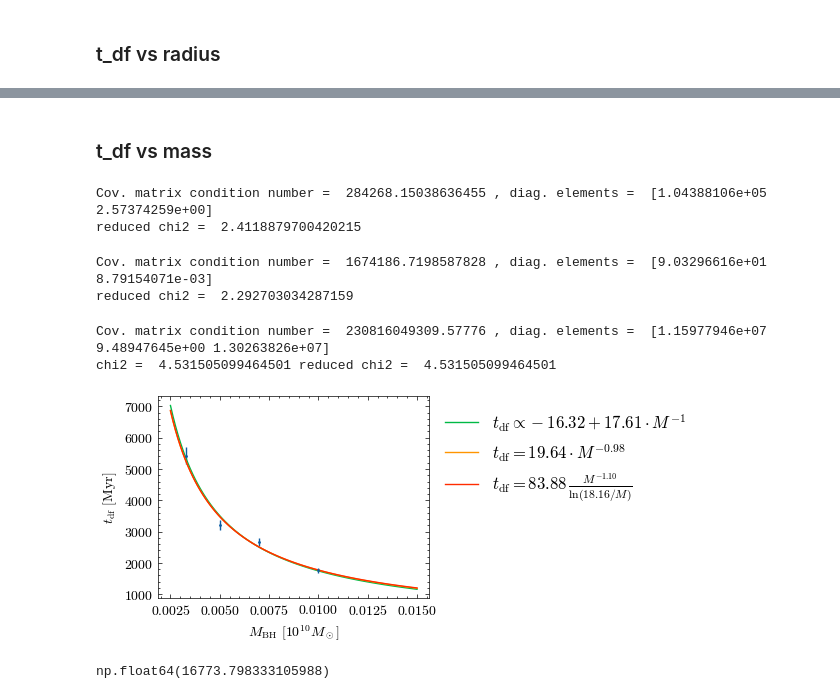
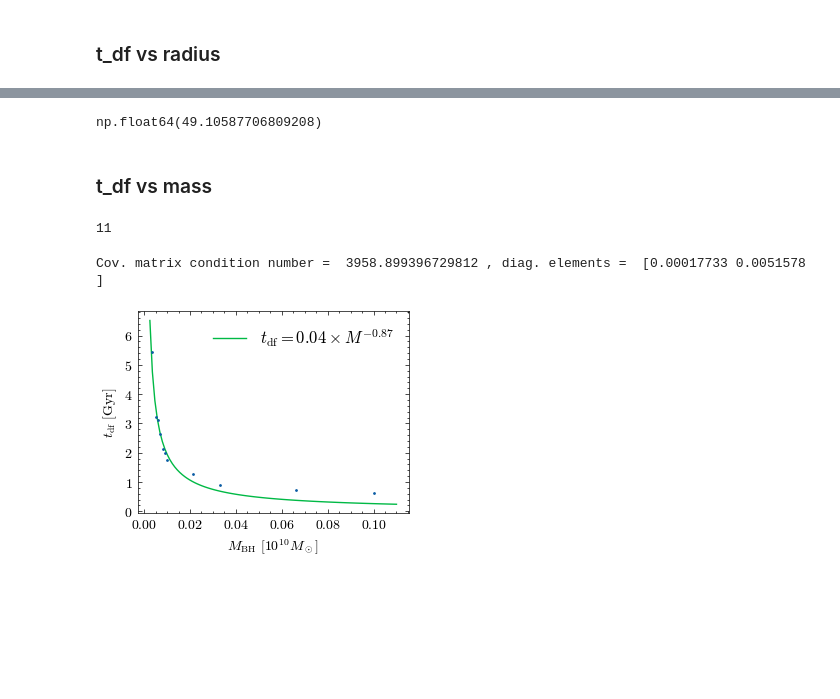
Before and after one commit to lisam10/stellar_systems_dynamics2024, a Jupyter notebook: final_exercise/M_r_fit.ipynb, the cells around one changed output, grey strips where cells are left out. Saved outputs shown, nothing was run; the diff lists cells and outputs as text; code cells hidden in the pictures; blank space fills up the shorter version.

```diff
--- a/final_exercise/M_r_fit.ipynb
+++ b/final_exercise/M_r_fit.ipynb
@@ -36,2 +41,6 @@ M = np.array([0.0033, 0.005, 0.007, 0.01])#, 0.0215])#, 0.033])#, 0.066, 0.1])
+# %%
+def t_fit (x, A, B):
+    y = A*x**B
+    return y
 # %% [markdown]
 ### t_df vs radius
@@ -64,2 +103,6 @@ plt.show()
+# %%
+residuals_7[0]
+# %% [output]
+np.float64(49.10587706809208)
 # %% [markdown]
 ### t_df vs mass
@@ -74,59 +109,24 @@ def lambda_M_fit(x, A, B, L):
-# %%
-M_par, M_cov = curve_fit(t_M_fit, M, t_M)
-
-M_A, M_B = M_par
-print('Cov. matrix condition number = ', np.linalg.cond(M_cov), ', diag. elements = ', np.diag(M_cov))
-
-chi2 = np.sum((t_M-t_M_fit(M,M_A,M_B))**2/t_M_err**2)
-dof = len(M) - 2
-chi2_r = chi2 / dof
-print('reduced chi2 = ', chi2_r)
-# %% [output]
-Cov. matrix condition number =  284268.15038636455 , diag. elements =  [1.04388106e+05 2.57374259e+00]
-reduced chi2 =  2.4118879700420215
+# %%
+max = len(M)
+max
+# %% [output]
+11
 # %%
-M_par_1, M_cov_1 = curve_fit(t_r_fit, M, t_M, sigma = t_M_err)
+M_par, M_cov = curve_fit(t_fit, M[:max], t_M[:max])
 
-M_A_1, M_B_1 = M_par_1
-print('Cov. matrix condition number = ', np.linalg.cond(M_cov_1), ', diag. elements = ', np.diag(M_cov_1))
-
-chi2 = np.sum((t_M-t_r_fit(M,M_A_1,M_B_1))**2/t_M_err**2)
-dof = len(M) - 2
-chi2_r = chi2 / dof
-print('reduced chi2 = ', chi2_r)
+M_A, M_B = M_par
+print('Cov. matrix condition number = ', np.linalg.cond(M_cov), ', diag. elements = ', np.diag(M_cov))
 # %% [output]
-Cov. matrix condition number =  1674186.7198587828 , diag. elements =  [9.03296616e+01 8.79154071e-03]
-reduced chi2 =  2.292703034287159
+Cov. matrix condition number =  3958.899396729812 , diag. elements =  [0.00017733 0.0051578 ]
-# %%
-lower_bounds = [-np.inf, -1.1, -np.inf]
-upper_bounds = [np.inf, -0.9, np.inf]
-M_par_2, M_cov_2 = curve_fit(lambda_M_fit, M, t_M, bounds = (lower_bounds, upper_bounds), sigma = t_M_err)
-
-M_A_2, M_B_2, M_L_2 = M_par_2
-print('Cov. matrix condition number = ', np.linalg.cond(M_cov_2), ', diag. elements = ', np.diag(M_cov_2))
-
-chi2 = np.sum((t_M-lambda_M_fit(M,M_A_2,M_B_2, M_L_2))**2/t_M_err**2)
-dof = len(M) - 3
-chi2_r = chi2 / dof
-print('chi2 = ', chi2, 'reduced chi2 = ', chi2_r)
-# %% [output]
-Cov. matrix condition number =  230816049309.57776 , diag. elements =  [1.15977946e+07 9.48947645e+00 1.30263826e+07]
-chi2 =  4.531505099464501 reduced chi2 =  4.531505099464501
 # %%
-xx = np.linspace(0.0025, 0.015, 100)
+xx = np.linspace(0.0025, 0.11, 100)
 
-plt.errorbar(M, t_M, yerr = t_M_err, marker='o', markersize=1, ls = '')
-plt.plot(xx,  t_M_fit(xx, M_A, M_B), label = r'$t_\mathrm{{df}} \propto {:.{p}f} + {:.{p}f} \cdot M^{{-1}}$'.format( M_A, M_B,  p=2), c = 'C1')
-plt.plot(xx, t_r_fit(xx, M_A_1, M_B_1), label = r'$t_\mathrm{{df}} = {:.{p}f} \cdot M^{{{:.{p}f}}}$'.format(M_A_1, M_B_1, p=2), c='C2')
-plt.plot(xx, lambda_M_fit(xx, M_A_2, M_B_2, M_L_2), c = 'C3', label = r'$t_\mathrm{{df}} = {:.2f} \, \frac{{M^{{{:.2f}}}}}{{\ln({:.2f} / M)}}$'.format(M_A_2, M_B_2, M_L_2))
+plt.errorbar(M, t_M, marker='o', markersize=1, ls = '')
+plt.plot(xx, t_fit(xx, M_A, M_B), label = r'$t_\mathrm{{df}} = {:.{p}f} \times M^{{{:.{p}f}}}$'.format(M_A, M_B, p=2))
 plt.xlabel(r'$M_\mathrm{BH}$ [10$^{10} M_\odot$]')
-plt.ylabel(r'$t_\mathrm{df}$ [Myr]')
-plt.legend(fontsize = 12, loc='best', bbox_to_anchor=(2, 1))
-plt.savefig('fit.png')
+plt.ylabel(r'$t_\mathrm{df}$ [Gyr]')
+plt.legend(fontsize = 12, loc='best')
+#plt.savefig('fit.png')
 plt.show()
 # %% [output]
-[figure, old version]
+[figure, new version]
-# %%
-t_r_fit(0.001, M_A_1, M_B_1)
-# %% [output]
-np.float64(16773.798333105988)
```
Also changed, not shown: parts of 13 cells of this notebook, 25 other files.
